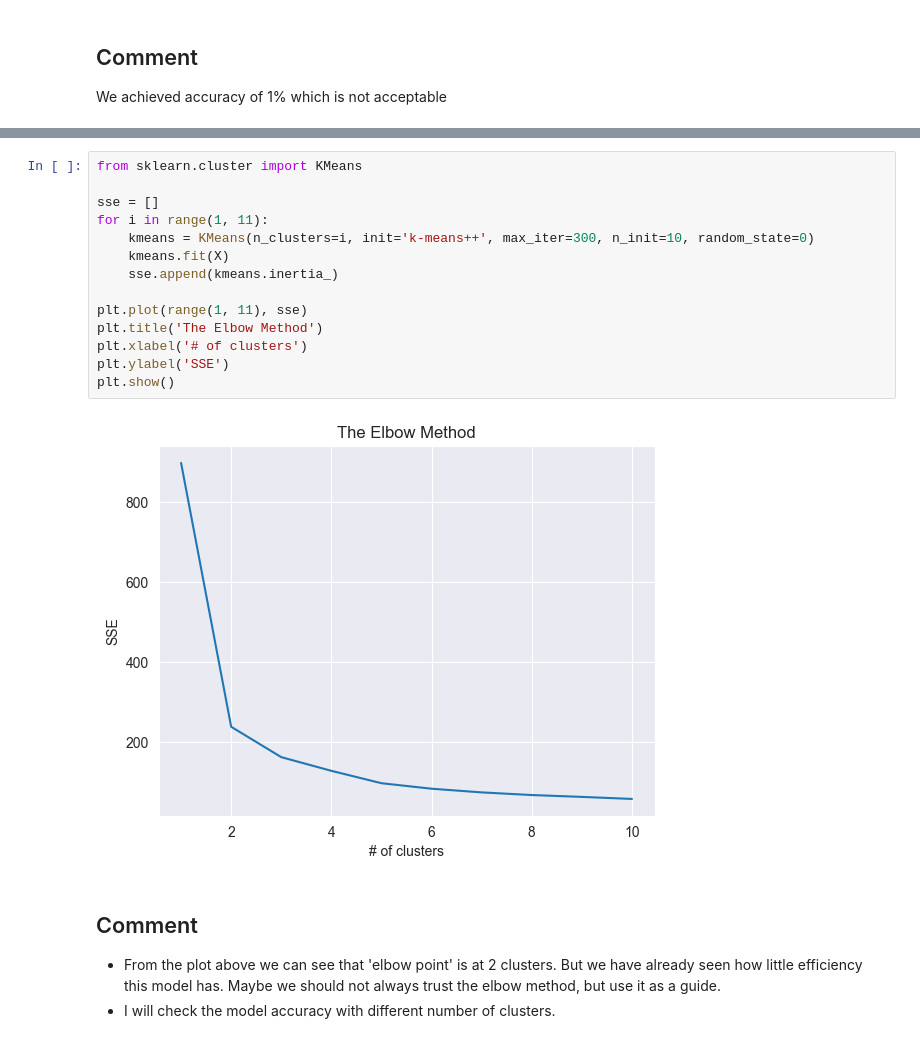
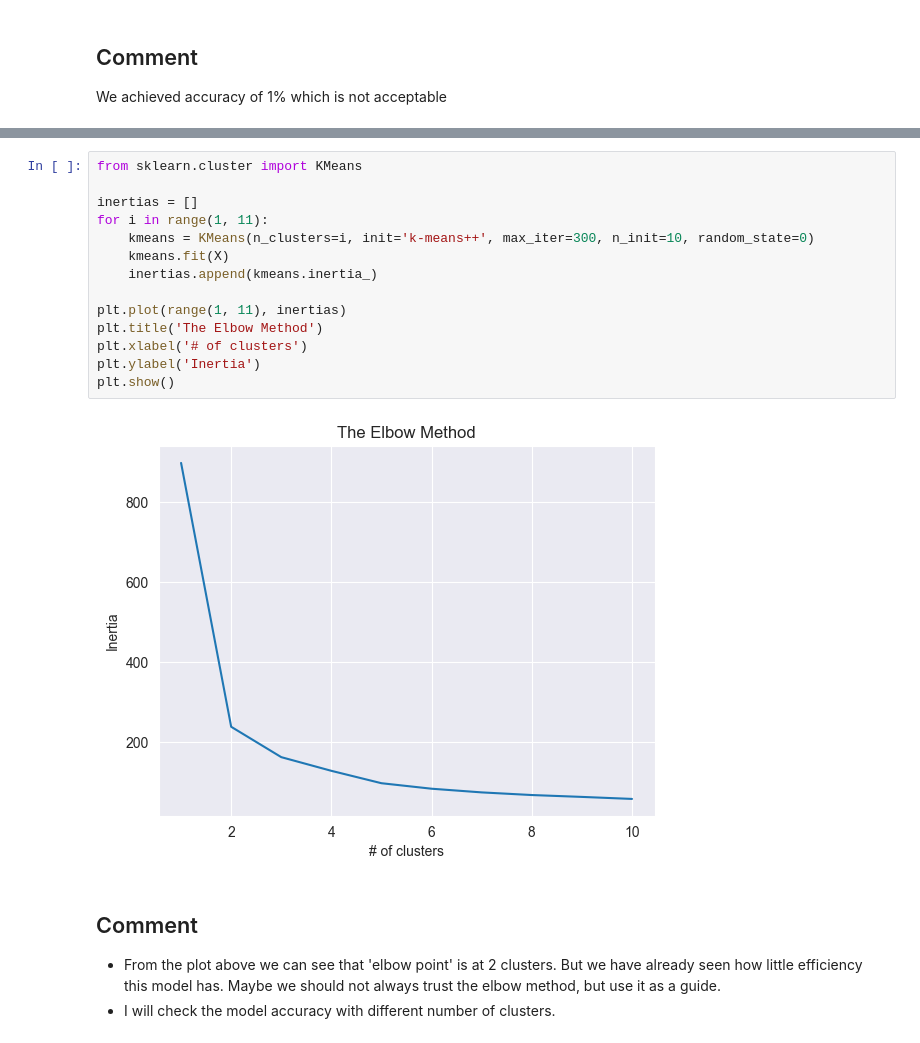
Before and after one commit to Falanger-debug/Data-Analyticts, a Jupyter notebook: Clustering - advanced/Lizak_Lukasz_Clustering_advanced.ipynb, the cells around one changed output, grey strips where cells are left out. Saved outputs shown, nothing was run; the diff lists cells and outputs as text.

```diff
--- a/Clustering - advanced/Lizak_Lukasz_Clustering_advanced.ipynb
+++ b/Clustering - advanced/Lizak_Lukasz_Clustering_advanced.ipynb
@@ -527,19 +525,19 @@ I will use elbow method to look for the optimal number of clusters
 # %%
 from sklearn.cluster import KMeans
 
-sse = []
+inertias = []
 for i in range(1, 11):
     kmeans = KMeans(n_clusters=i, init='k-means++', max_iter=300, n_init=10, random_state=0)
     kmeans.fit(X)
-    sse.append(kmeans.inertia_)
+    inertias.append(kmeans.inertia_)
 
-plt.plot(range(1, 11), sse)
+plt.plot(range(1, 11), inertias)
 plt.title('The Elbow Method')
 plt.xlabel('# of clusters')
-plt.ylabel('SSE')
+plt.ylabel('Inertia')
 plt.show()
 # %% [output]
-[figure, old version]
+[figure, new version]
 # %% [markdown]
 ## Comment
 - From the plot above we can see that 'elbow point' is at 2 clusters. But we have already seen how little efficiency this model has. Maybe we should not always trust the elbow method, but use it as a guide.
```
Also changed, not shown: parts of 2 cells of this notebook.
